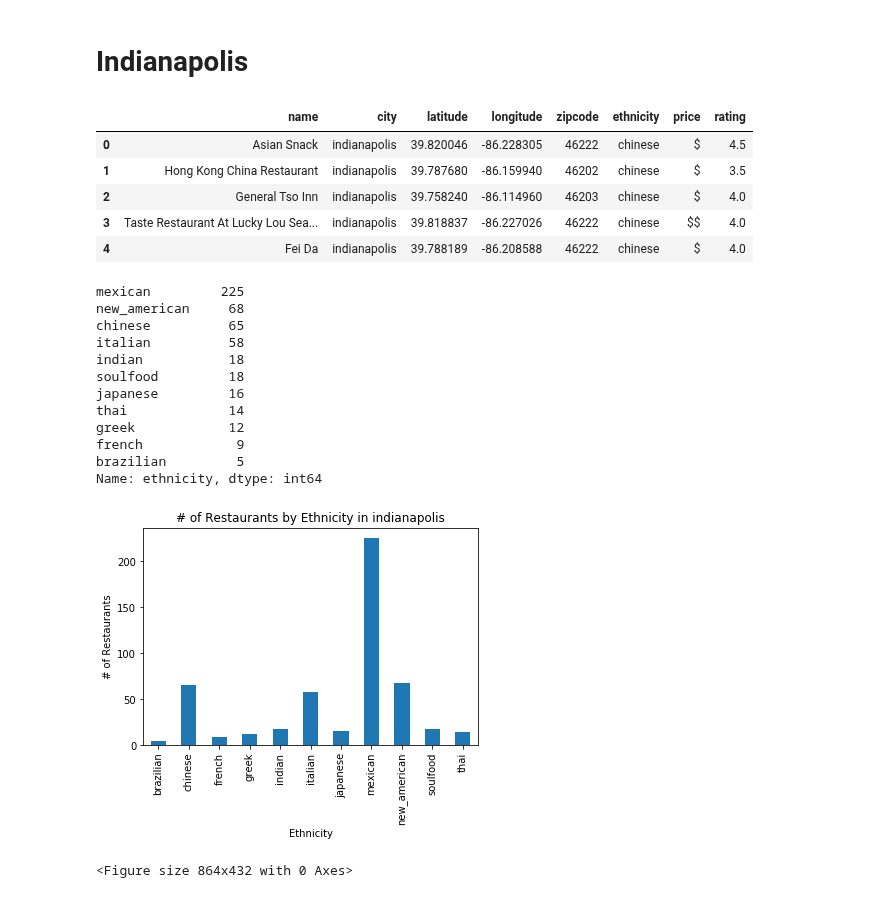
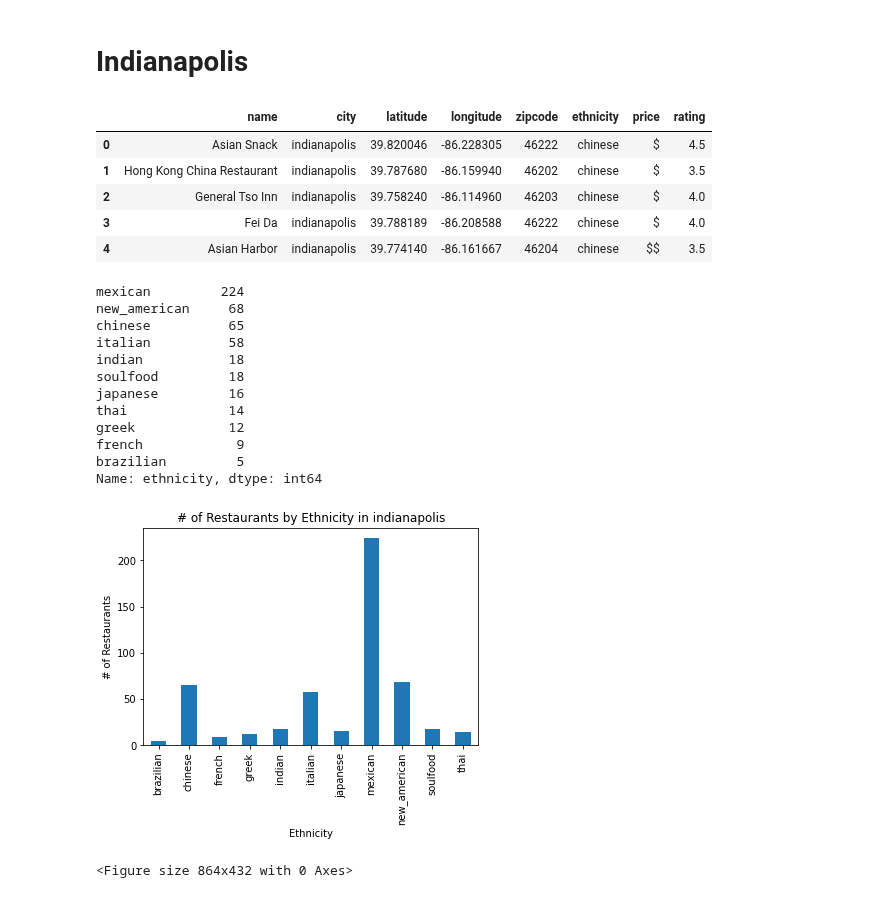
Before and after one commit to DPintacasi/teamcobra_project1, a Jupyter notebook: Scripts/city_visualizations.ipynb, the cells around one changed output. Saved outputs shown, nothing was run; the diff lists cells and outputs as text; code cells hidden in the pictures.

```diff
--- a/Scripts/city_visualizations.ipynb
+++ b/Scripts/city_visualizations.ipynb
@@ -139,7 +295,7 @@ Name: price, dtype: int64
 # %% [markdown]
 # Indianapolis
 # %%
-indianapolis_yelp_path = "../Output/indianapolis_restaurants.csv"
+indianapolis_yelp_path = "./Output/Data/indianapolis_restaurants.csv"
 indianapolis_yelp = pd.read_csv(indianapolis_yelp_path)
 indianapolis_yelp.head()
 # %% [output]
@@ -147,13 +303,13 @@ indianapolis_yelp.head()
 | 0 | Asian Snack | indianapolis | 39.820046 | -86.228305 | 46222 | chinese | $ | 4.5 |
 | 1 | Hong Kong China Restaurant | indianapolis | 39.787680 | -86.159940 | 46202 | chinese | $ | 3.5 |
 | 2 | General Tso Inn | indianapolis | 39.758240 | -86.114960 | 46203 | chinese | $ | 4.0 |
-| 3 | Taste Restaurant At Lucky Lou Sea... | indianapolis | 39.818837 | -86.227026 | 46222 | chinese | $$ | 4.0 |
-| 4 | Fei Da | indianapolis | 39.788189 | -86.208588 | 46222 | chinese | $ | 4.0 |
+| 3 | Fei Da | indianapolis | 39.788189 | -86.208588 | 46222 | chinese | $ | 4.0 |
+| 4 | Asian Harbor | indianapolis | 39.774140 | -86.161667 | 46204 | chinese | $$ | 3.5 |
 # %%
 indianapolis_ethnicity_sums = indianapolis_yelp["ethnicity"].value_counts()
 indianapolis_ethnicity_sums
 # %% [output]
-mexican         225
+mexican         224
 new_american     68
 chinese          65
 italian          58
@@ -166,16 +322,16 @@ french            9
 brazilian         5
 Name: ethnicity, dtype: int64
 # %%
-ethnic_groups = indianapolis_yelp.groupby("ethnicity")
-ethnic_counts = ethnic_groups['ethnicity'].count()
-indianapolis_ethnic_bar = ethnic_counts.plot(kind='bar')
+indy_ethnic_groups = indianapolis_yelp.groupby("ethnicity")
+indy_ethnic_counts = indy_ethnic_groups['ethnicity'].count()
+indianapolis_ethnic_bar = indy_ethnic_counts.plot(kind='bar')
 indianapolis_ethnic_bar.set_title("# of Restaurants by Ethnicity in indianapolis")
 indianapolis_ethnic_bar.set_xlabel("Ethnicity")
 indianapolis_ethnic_bar.set_ylabel("# of Restaurants")
 # #plt.savefig("./Output/indianapolisYelpBar.png")
 plt.figure(figsize=(12,6))
 plt.tight_layout()
 plt.show()
 # %% [output]
-[figure, old version]
+[figure, new version]
 <Figure size 864x432 with 0 Axes>
```
Also changed, not shown: parts of 26 cells of this notebook.
